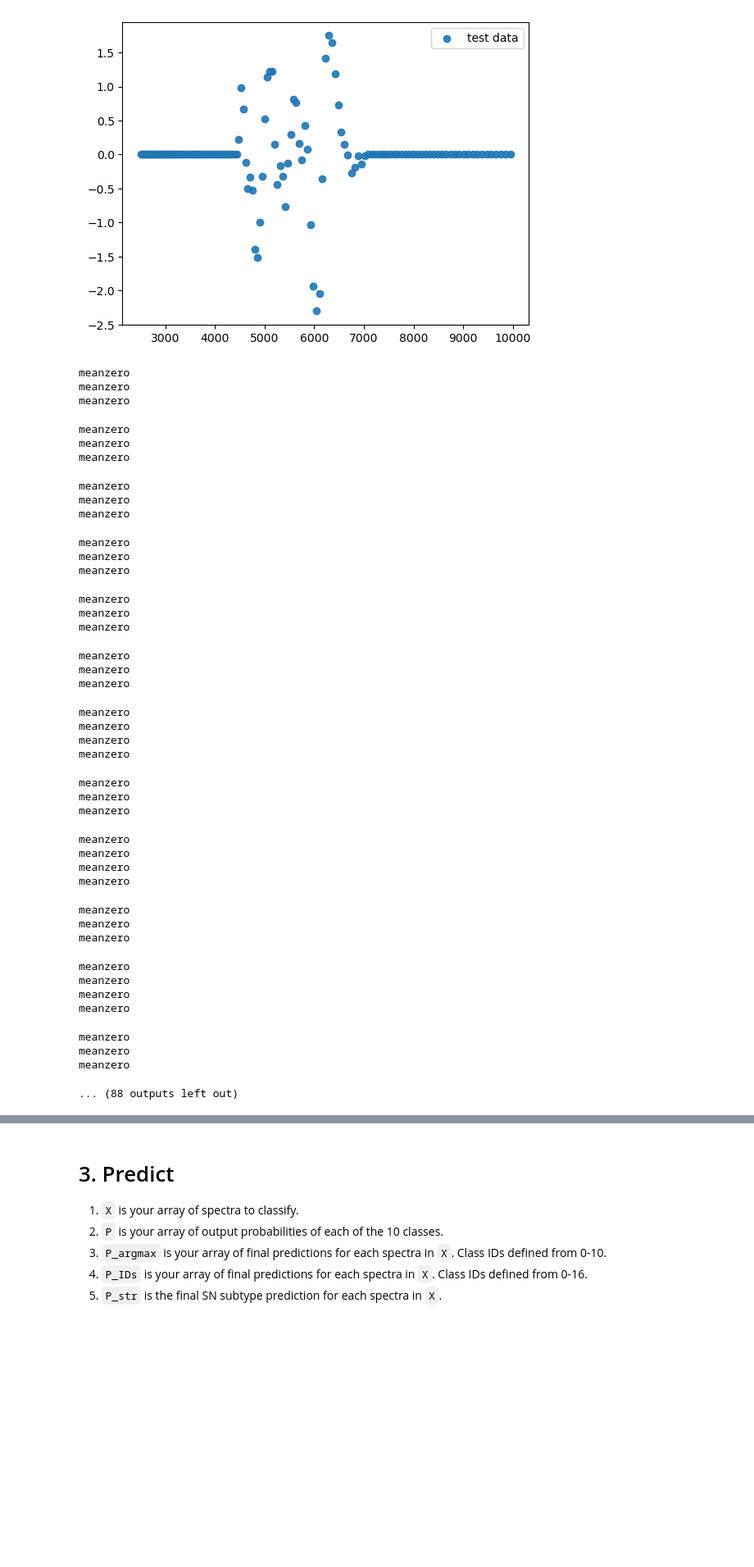
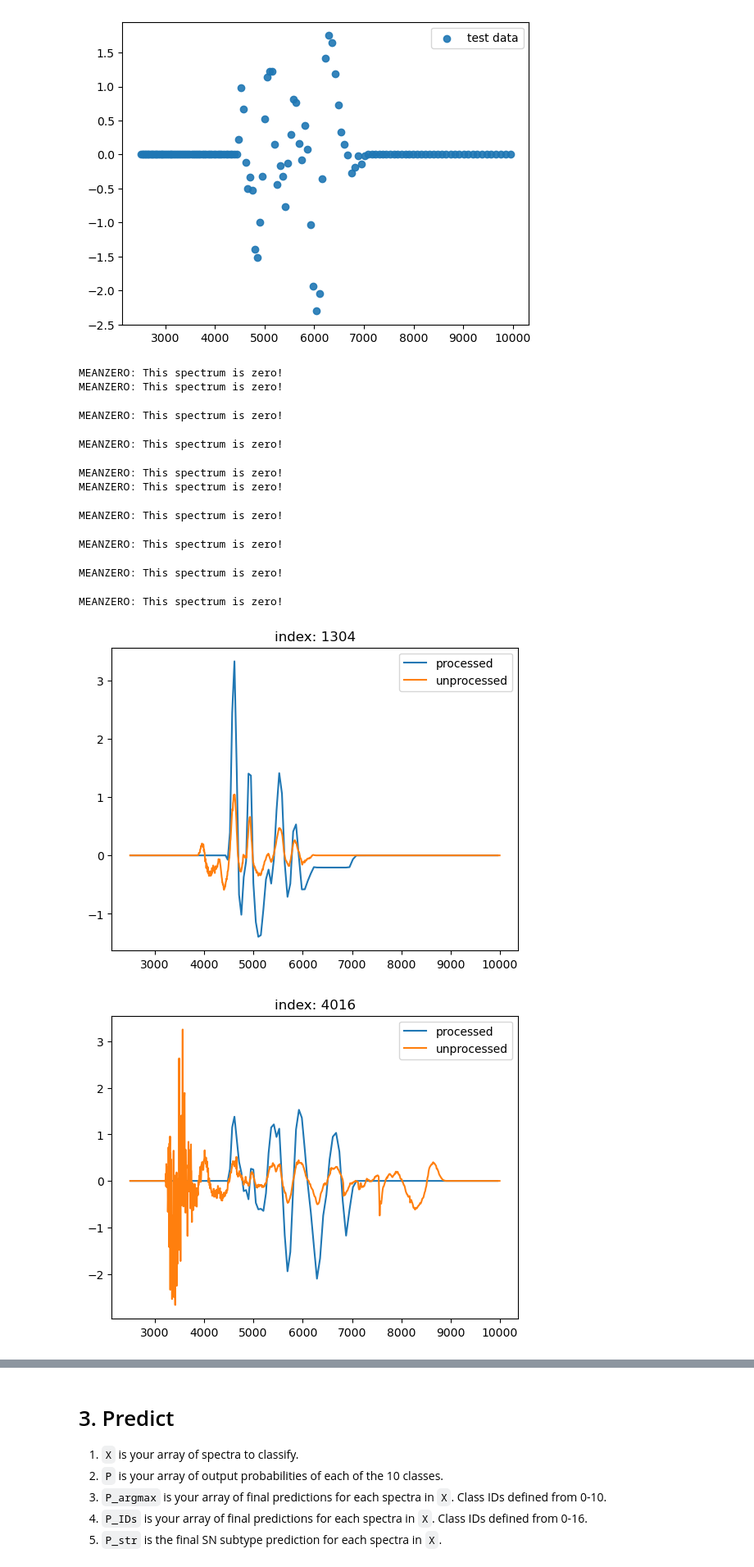
Before and after one commit to Ajb2307/Milligan_ABC-SN, a Jupyter notebook: preprocess_abcsn_test.ipynb, the cells around one changed output, grey strips where cells are left out. Shown at 82% size. Cells and saved outputs as stored; diff of their text form; code cells hidden in the pictures; blank space fills up the shorter version.

```diff
--- a/preprocess_abcsn_test.ipynb
+++ b/preprocess_abcsn_test.ipynb
@@ -236,7 +243,7 @@ Y_ABC_IDs = np.zeros((dat_size)) # classification as the float classifier
 Y_Mill_IDs = np.zeros((dat_size)) # classification as the float classifier
 
 for i in tqdm(range(dat_size)):
-  wvl, X = process_data(Xtrn[i], wvl_original, 4500, 7000, plot_spectra = plots, verbose=False)
+  wvl, X = process_data(Xtrn[i], wvl_original, 4500, 7000, plot_spectra = plots, verbose=False, snidify = False)
   X_all[i] = X
   # dont save wvl as all are the same
 
@@ -255,43 +262,25 @@ df_metadata["Mill_ID"] = Y_Mill_IDs
 index = ~np.isnan(Y_ABC_IDs)
 df_metadata = df_metadata[index].reset_index()
 # %% [output]
-meanzero
-meanzero
-meanzero
+MEANZERO: This spectrum is zero!
+MEANZERO: This spectrum is zero!
-meanzero
-meanzero
-meanzero
+MEANZERO: This spectrum is zero!
-meanzero
-meanzero
-meanzero
+MEANZERO: This spectrum is zero!
-meanzero
-meanzero
-meanzero
+MEANZERO: This spectrum is zero!
+MEANZERO: This spectrum is zero!
-meanzero
-meanzero
-meanzero
+MEANZERO: This spectrum is zero!
-meanzero
-meanzero
-meanzero
+MEANZERO: This spectrum is zero!
-meanzero
-meanzero
-meanzero
-meanzero
+MEANZERO: This spectrum is zero!
-meanzero
-meanzero
-meanzero
+MEANZERO: This spectrum is zero!
-meanzero
-meanzero
-meanzero
-meanzero
-meanzero
-meanzero
-meanzero
-meanzero
-meanzero
-meanzero
-meanzero
-meanzero
-meanzero
-meanzero
-... (88 outputs left out)
+# %%
+# meanzero error (using tqdm may need to -1 from index
+meanzero_index = [1304, 4016, 4018, 4094, 4110, 4116,4120,4690,4712,4888]
+for i in meanzero_index:
+    plt.plot(wvl.T, X_all[i-1][0], label = "processed")
+    plt.plot(wvl_original, Xtrn[i-1], label = "unprocessed")
+    plt.legend()
+    plt.title(f"index: {i}")
+    plt.show()
+# %% [output]
+[figure, added]
+[figure, added]
```
Also changed, not shown: parts of 12 cells of this notebook.
